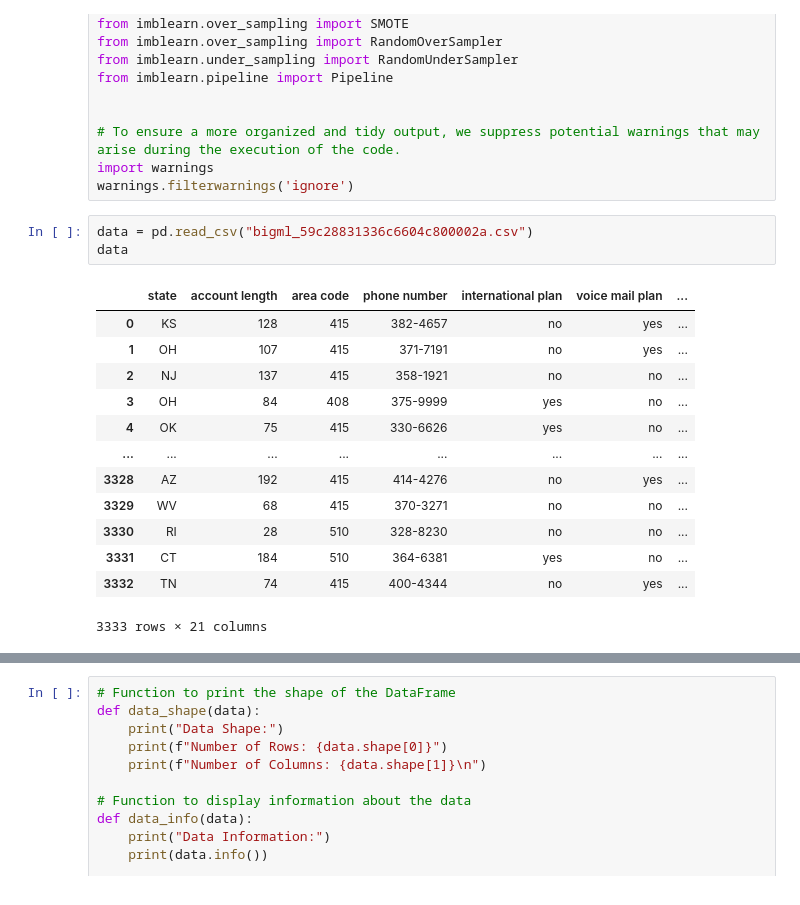
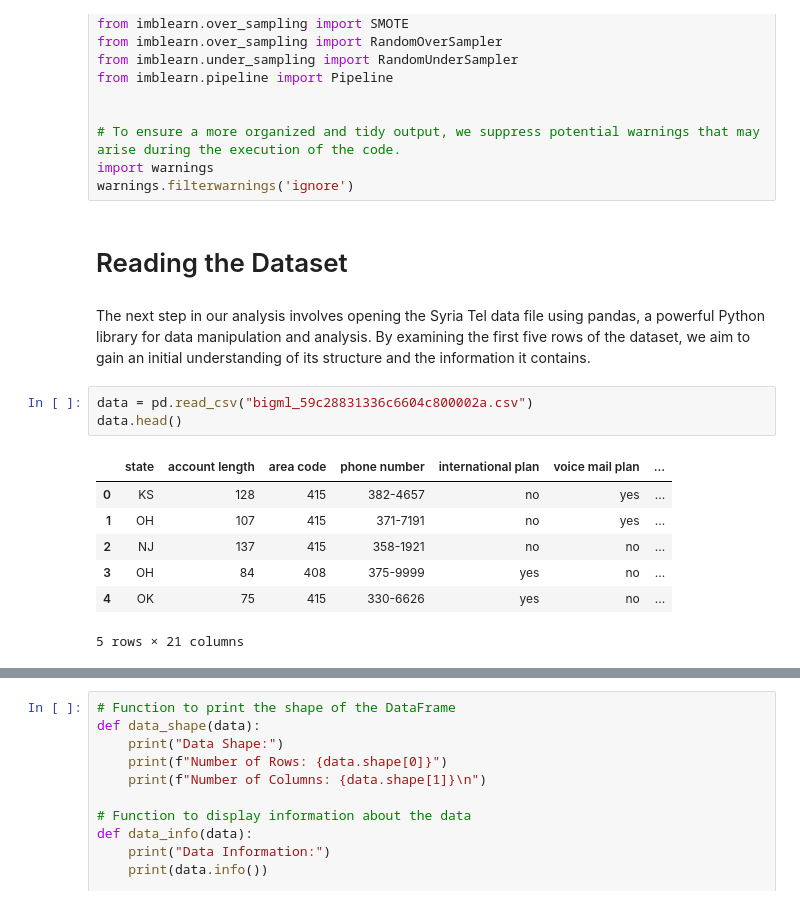
Before and after one commit to mercytegekson/Phase3Project, a Jupyter notebook: index.ipynb, the cells around one changed output, grey strips where cells are left out. Drawn from its saved outputs; the diff is of its cells as text.

```diff
--- a/index.ipynb
+++ b/index.ipynb
@@ -51,20 +55,18 @@ from imblearn.pipeline import Pipeline
 # To ensure a more organized and tidy output, we suppress potential warnings that may arise during the execution of the code.
 import warnings
 warnings.filterwarnings('ignore')
+# %% [markdown]
+# Reading the Dataset
+# %% [markdown]
+The next step in our analysis involves opening the Syria Tel data file using pandas, a powerful Python library for data manipulation and analysis. By examining the first five rows of the dataset, we aim to gain an initial understanding of its structure and the information it contains.
 # %%
 data = pd.read_csv("bigml_59c28831336c6604c800002a.csv")
-data
+data.head()
 # %% [output]
 |  | state | account length | area code | phone number | international plan | voice mail plan | ... |
 | 0 | KS | 128 | 415 | 382-4657 | no | yes | ... |
 | 1 | OH | 107 | 415 | 371-7191 | no | yes | ... |
 | 2 | NJ | 137 | 415 | 358-1921 | no | no | ... |
 | 3 | OH | 84 | 408 | 375-9999 | yes | no | ... |
 | 4 | OK | 75 | 415 | 330-6626 | yes | no | ... |
-| ... | ... | ... | ... | ... | ... | ... | ... |
-| 3328 | AZ | 192 | 415 | 414-4276 | no | yes | ... |
-| 3329 | WV | 68 | 415 | 370-3271 | no | no | ... |
-| 3330 | RI | 28 | 510 | 328-8230 | no | no | ... |
-| 3331 | CT | 184 | 510 | 364-6381 | yes | no | ... |
-| 3332 | TN | 74 | 415 | 400-4344 | no | yes | ... |
-3333 rows × 21 columns
+5 rows × 21 columns
```
Also changed, not shown: parts of 16 cells of this notebook.
